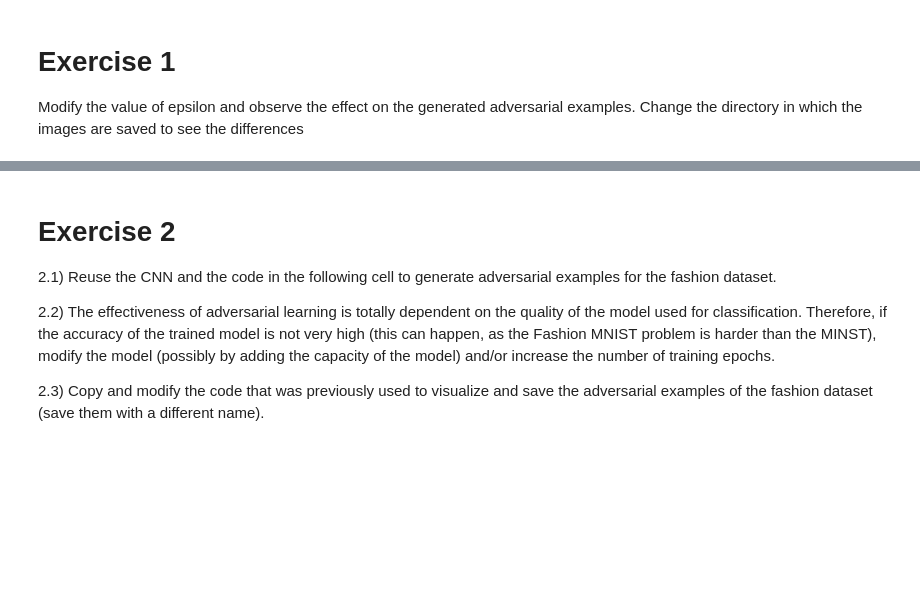
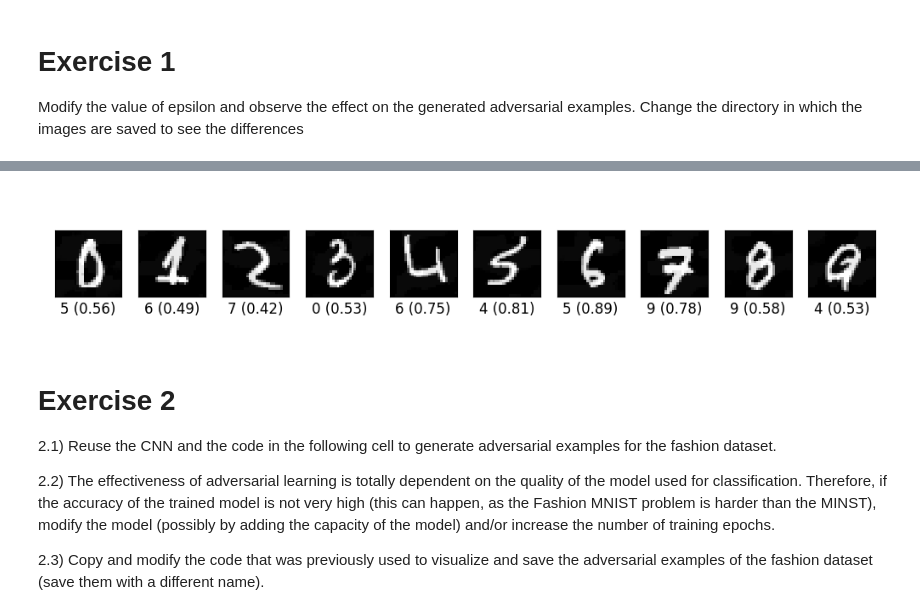
Before and after one commit to juletx/MLNN-labs, a Jupyter notebook: Lab13/Lab13_Adversarial_Examples.ipynb, the cells around one changed output, grey strips where cells are left out. Cells and saved outputs as stored; diff of their text form; code cells hidden in the pictures; blank space fills up the shorter version.

```diff
--- a/Lab13/Lab13_Adversarial_Examples.ipynb
+++ b/Lab13/Lab13_Adversarial_Examples.ipynb
@@ -520,3 +673,7 @@ plt.savefig(___ + '/ex_00.png')
+# %%
+Image.open("img/ex_01.png")
+# %% [output]
+[figure, added]
 # %% [markdown]
 # Exercise 2
 
```
Also changed, not shown: parts of 27 cells of this notebook, 6 other files.
